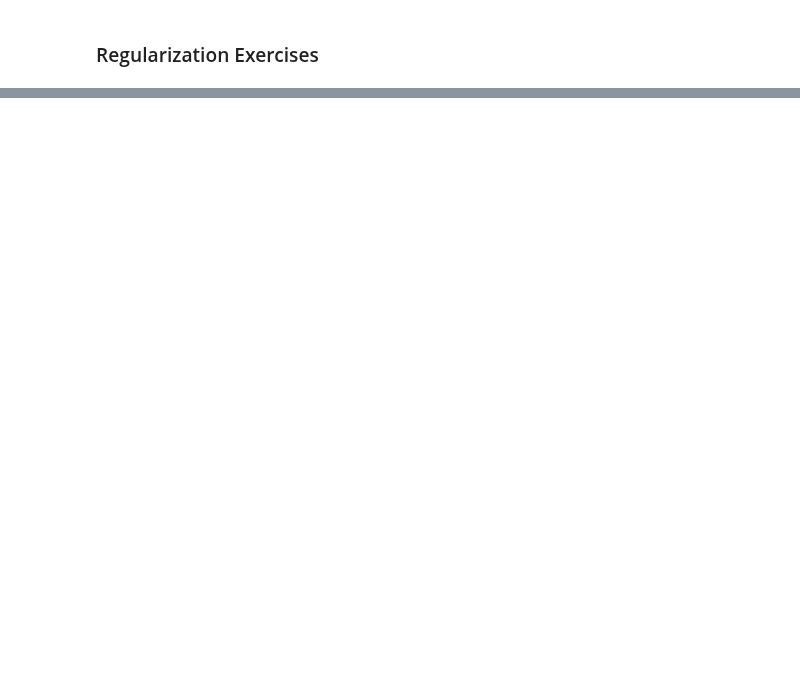
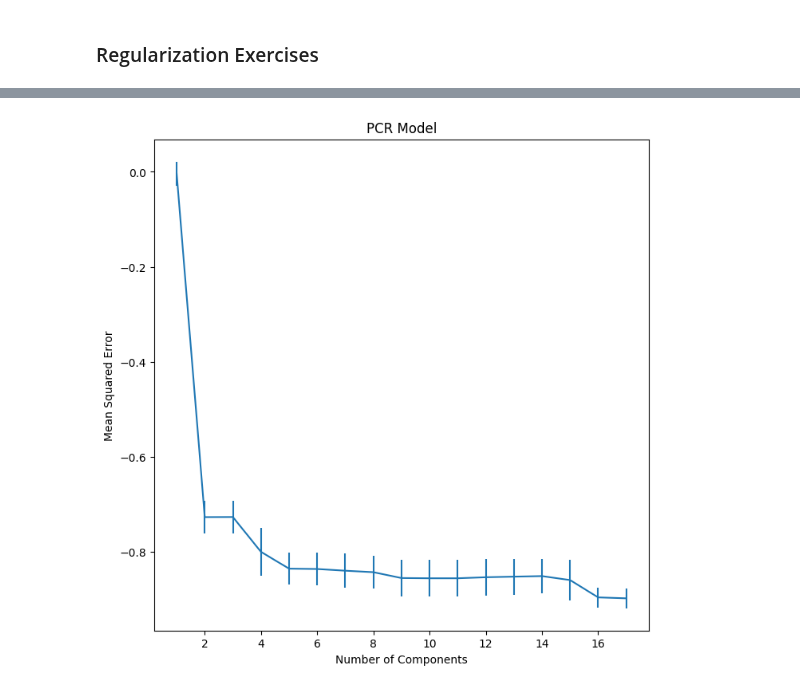
Before and after one commit to kkkamur07/ISL-Learning, a Jupyter notebook: Regularization/regularization-questions.ipynb, the cells around one changed output, grey strips where cells are left out. Saved outputs shown, nothing was run; the diff lists cells and outputs as text; code cells hidden in the pictures; blank space fills up the shorter version.

Commit message:
regularization-done-almost

```diff
--- a/Regularization/regularization-questions.ipynb
+++ b/Regularization/regularization-questions.ipynb
@@ -93,0 +181,3 @@ Lasso Coefficients : [0.00000000e+00 0.00000000e+00 1.67916888e+00 2.75372980e+0
+# %%
+data = load_data("College")
+data.head()
@@ -93,0 +191,4 @@ Lasso Coefficients : [0.00000000e+00 0.00000000e+00 1.67916888e+00 2.75372980e+0
+# %%
+design = MS(data.drop(columns="Apps"))
+x = design.fit_transform(data)
+y = data["Apps"]
@@ -93,0 +209,19 @@ Lasso Coefficients : [0.00000000e+00 0.00000000e+00 1.67916888e+00 2.75372980e+0
+# %%
+lambdas = np.logspace(-2, 2, 100)
+scaler = StandardScaler(with_mean=True, with_std=True)
+cv = skm.ShuffleSplit(n_splits = 5, random_state=12345, test_size=0.2)
+lassoCV = skl.ElasticNetCV(l1_ratio=1, alphas=lambdas, cv=cv)
+ridgeCV = skl.ElasticNetCV(alphas=lambdas, cv=cv, l1_ratio=0)
+pipeLasso = Pipeline([('scaler', scaler), ('lasso', lassoCV)])
+pipeRidge = Pipeline([('scaler', scaler), ('ridge', ridgeCV)])
+pipeLasso.fit(x,y)
+pipeRidge.fit(x,y)
+
+lasso_model = pipeLasso.named_steps['lasso']
+ridge_model = pipeRidge.named_steps['ridge']
+
+print(f"Lasso MSE : {np.min(-ridge_model.mse_path_.mean(axis=1))}")
+print(f"Ridge MSE: {np.min(-ridge_model.mse_path_.mean(axis=1))}")
+print(f"Lasso Coef : {lasso_model.coef_}")
+
+# Everything is there almost. 1 Non Zero Coeff
@@ -93,0 +236,20 @@ Lasso Coefficients : [0.00000000e+00 0.00000000e+00 1.67916888e+00 2.75372980e+0
+# %%
+# PCR Model
+pca = PCA()
+pcr = PLSRegression()
+linreg = skl.LinearRegression()
+ncomps = np.arange(1, 18)
+grid = {'pca__n_components': ncomps}
+pipe = Pipeline([('scaler', scaler), ('pca', pca), ('linreg', linreg)])
+grid_search = skm.GridSearchCV(pipe, grid, cv=cv)
+grid_search.fit(x,y)
+grid_search.cv_results_
+
+pls_fig, ax = plt.subplots(figsize=(8,8))
+ax.errorbar(ncomps, -grid_search.cv_results_['mean_test_score'], grid_search.cv_results_['std_test_score'])
+ax.set_xlabel("Number of Components")
+ax.set_ylabel("Mean Squared Error")
+ax.set_title("PCR Model")
+plt.show()
+# %% [output]
+[figure, added]
```
Also changed, not shown: parts of 23 cells of this notebook.
